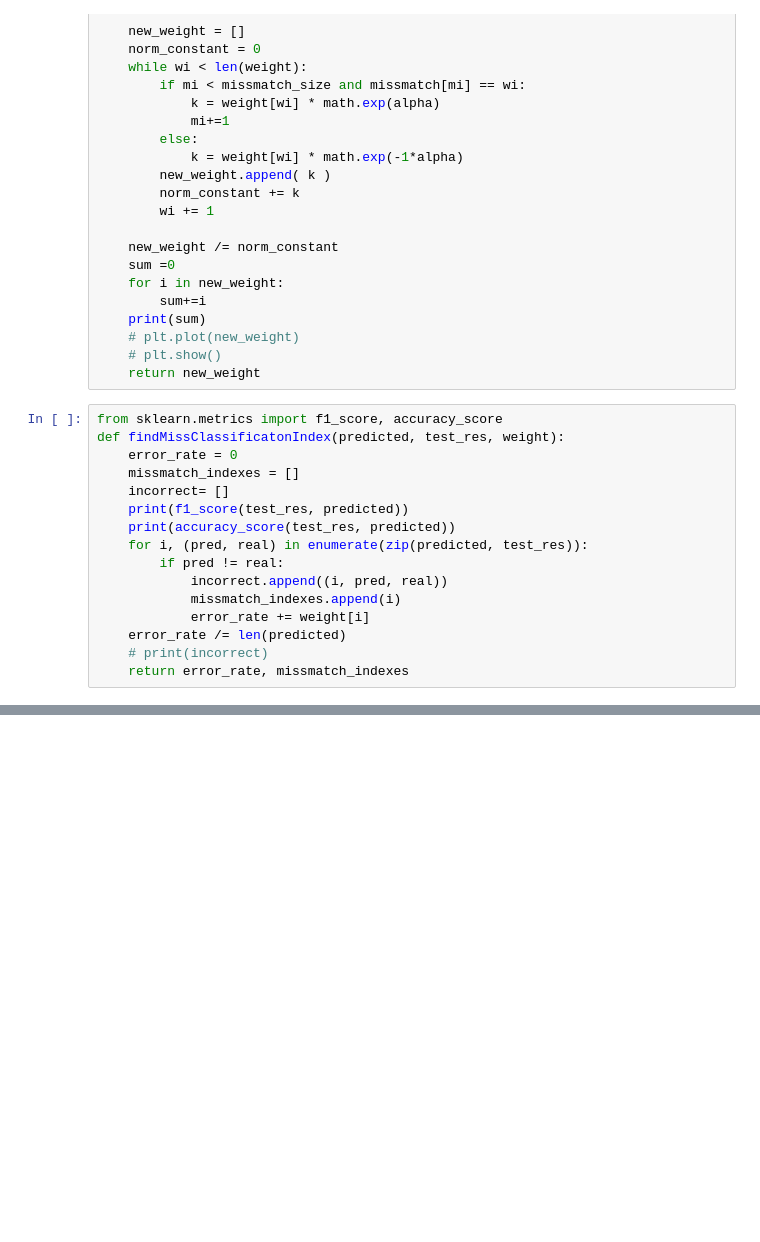
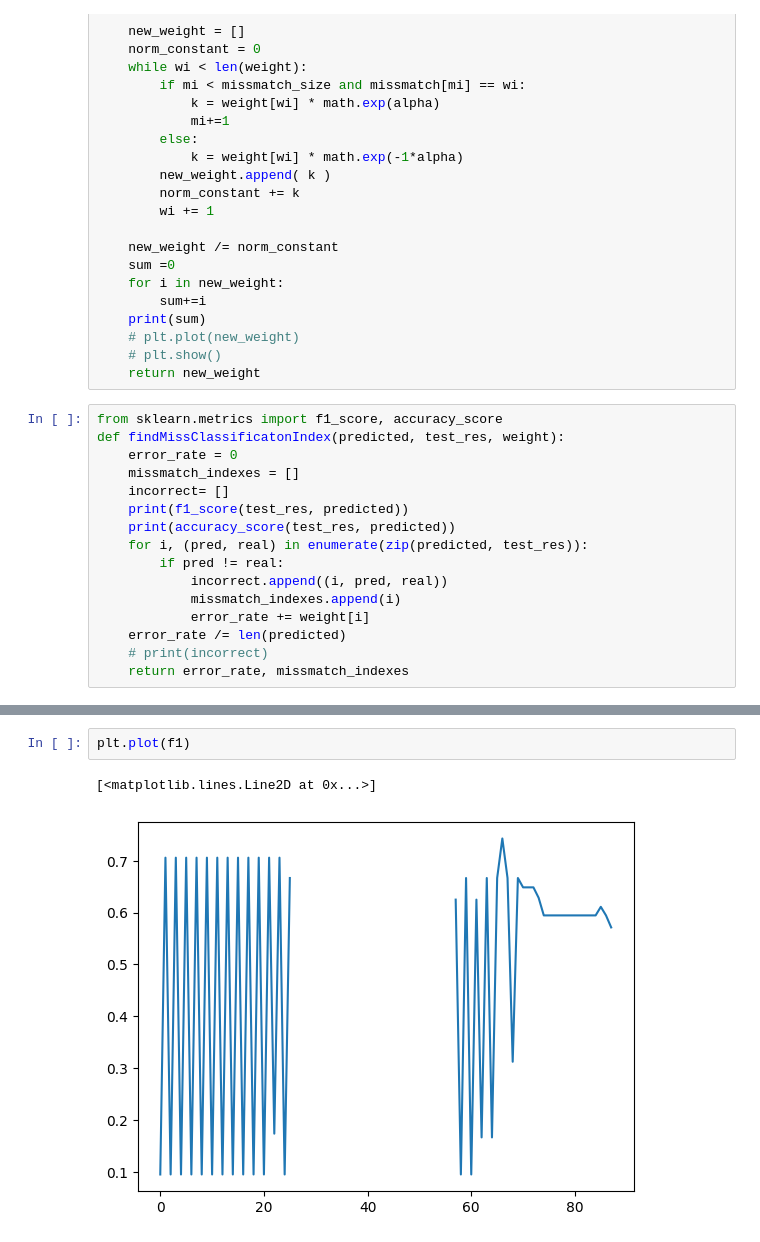
Before and after one commit to bhaba-ranjan/ada-boosting, a Jupyter notebook: boosting.ipynb, the cells around one changed output, grey strips where cells are left out. Saved outputs shown, nothing was run; the diff lists cells and outputs as text; blank space fills up the shorter version.

```diff
--- a/boosting.ipynb
+++ b/boosting.ipynb
@@ -242,0 +309,5 @@ sum(data)
+# %%
+plt.plot(f1)
+# %% [output]
+[<matplotlib.lines.Line2D at 0x...>]
+[figure, added]
```
Also changed, not shown: parts of 26 cells of this notebook.
